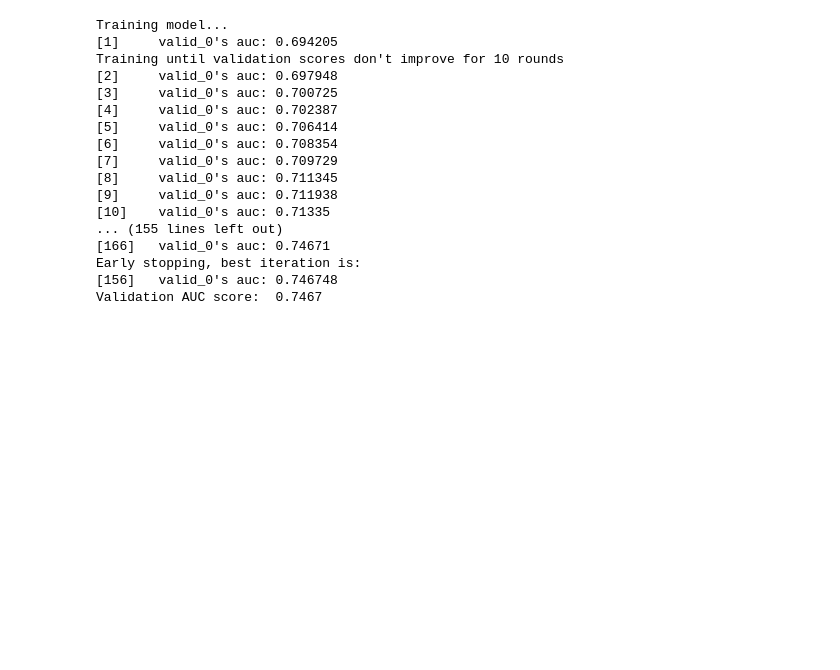
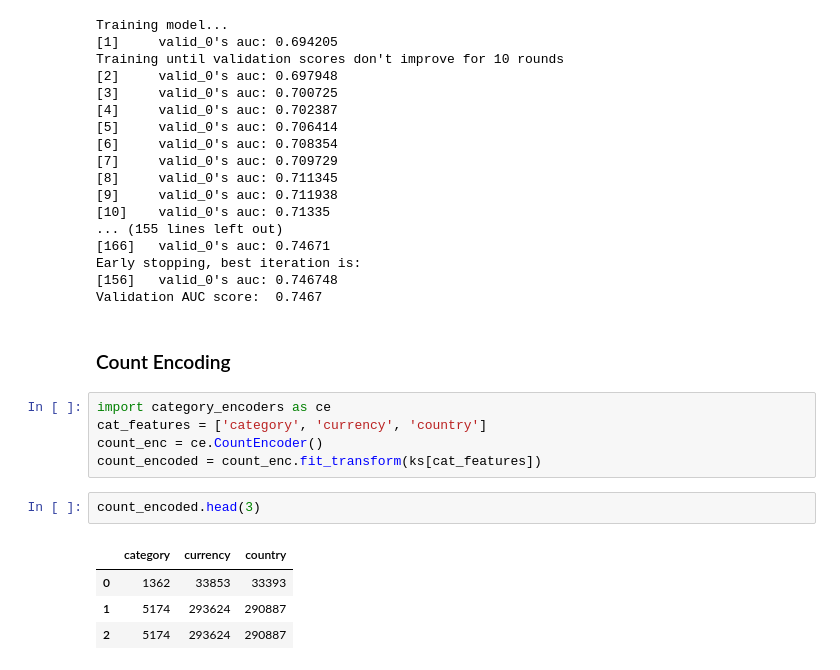
Before and after one commit to Interview-resources-2021/datascience, a Jupyter notebook: feature_engineering/baseline_model.ipynb, the cells around one changed output. Drawn from its saved outputs; the diff is of its cells as text; blank space fills up the shorter version.

```diff
--- a/feature_engineering/baseline_model.ipynb
+++ b/feature_engineering/baseline_model.ipynb
@@ -115,3 +115,17 @@ Training until validation scores don't improve for 10 rounds
 Early stopping, best iteration is:
 [156]   valid_0's auc: 0.746748
 Validation AUC score:  0.7467
+# %% [markdown]
+### Count Encoding
+# %%
+import category_encoders as ce
+cat_features = ['category', 'currency', 'country']
+count_enc = ce.CountEncoder()
+count_encoded = count_enc.fit_transform(ks[cat_features])
+# %%
+count_encoded.head(3)
+# %% [output]
+|  | category | currency | country |
+| 0 | 1362 | 33853 | 33393 |
+| 1 | 5174 | 293624 | 290887 |
+| 2 | 5174 | 293624 | 290887 |
```
Also changed, not shown: parts of 7 cells of this notebook.
